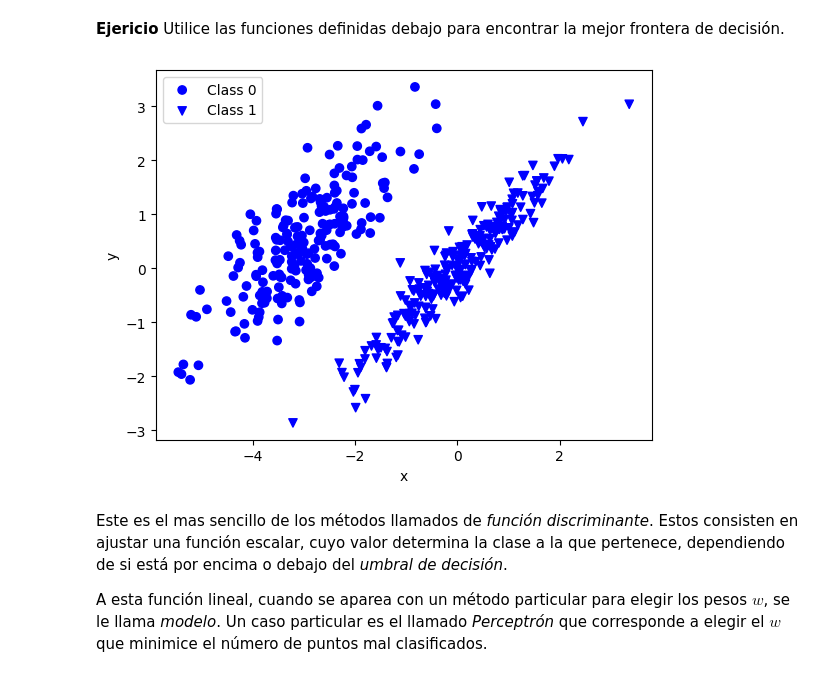
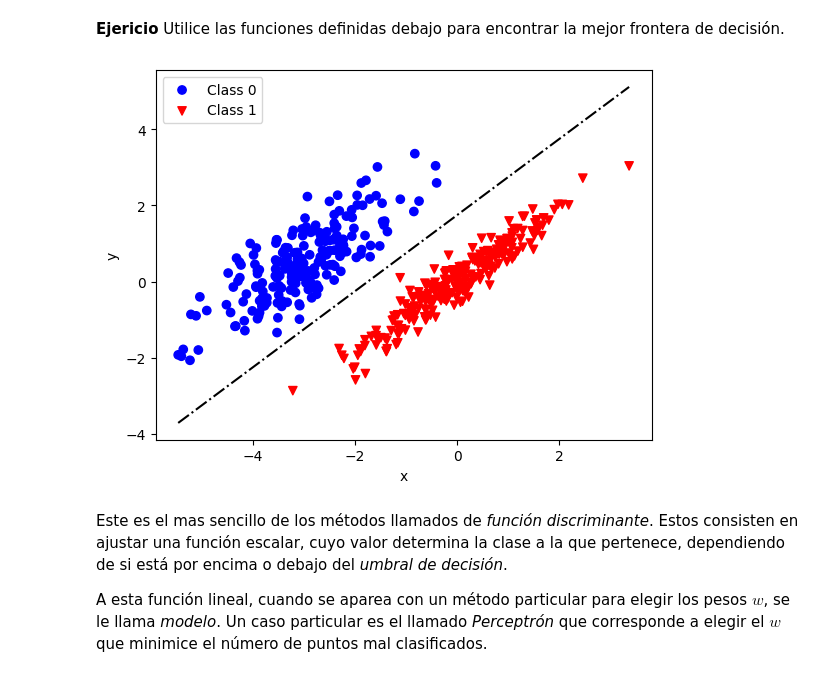
Before and after one commit to cvidalsastre/guias-iia-lcd-unsam, a Jupyter notebook: guias/guia3/Guia_3_ClasificacionBinaria.ipynb, the cells around one changed output. Cells and saved outputs as stored; diff of their text form; code cells hidden in the pictures.

```diff
--- a/guias/guia3/Guia_3_ClasificacionBinaria.ipynb
+++ b/guias/guia3/Guia_3_ClasificacionBinaria.ipynb
@@ -86,7 +87,7 @@ Distintos valores de $x_u$ daran lugar a distintos resultados. Para medir que ta
 - Cree un vector con sus predicciones $pred$, y mida cual es la exactitud de su predicción.
 - Pruebe con distintos valores de umbral, tambien puede probar el mismo procedimiento en la variable $y$. ¿Cual es el mejor _modelo_ que obtiene?
 # %%
-x_u = -3
+x_u = -2
 pred = df['x'] > x_u
 pred
 # %% [output]
@@ -177,15 +175,15 @@ def plot(x, y, target, pred, w=[]):
 # %%
 #Tu turno...
 w =[
-    0, #w0
-    0, #w1
-    0, #w2
+    3.5, #w0
+    2, #w1
+    -2, #w2
     ]
 
 preds = model(w, df.x, df.y)
 plot(df.x, df.y, df.target, preds, w=w)
 # %% [output]
-[figure, old version]
+[figure, new version]
 # %% [markdown]
 Este es el mas sencillo de los métodos llamados de _función discriminante_. Estos consisten en ajustar una función escalar, cuyo valor determina la clase a la que pertenece, dependiendo de si está por encima o debajo del _umbral de decisión_.
 
```
Also changed, not shown: parts of 14 cells of this notebook, 3 other files.
